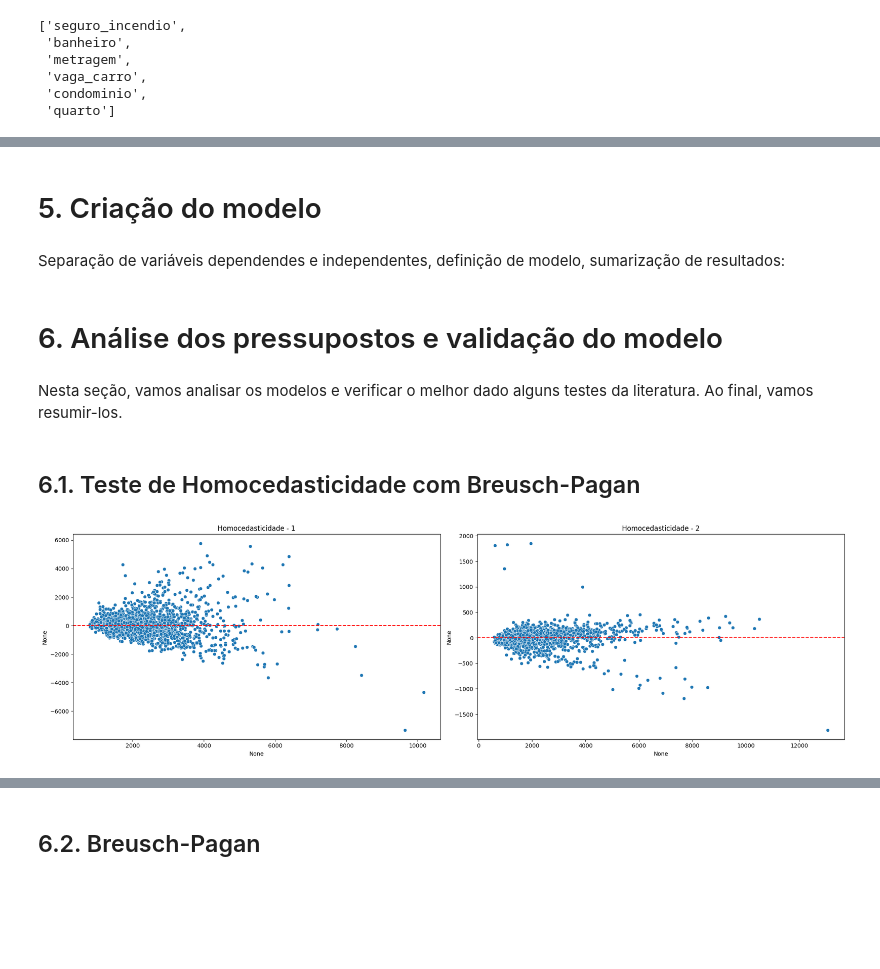
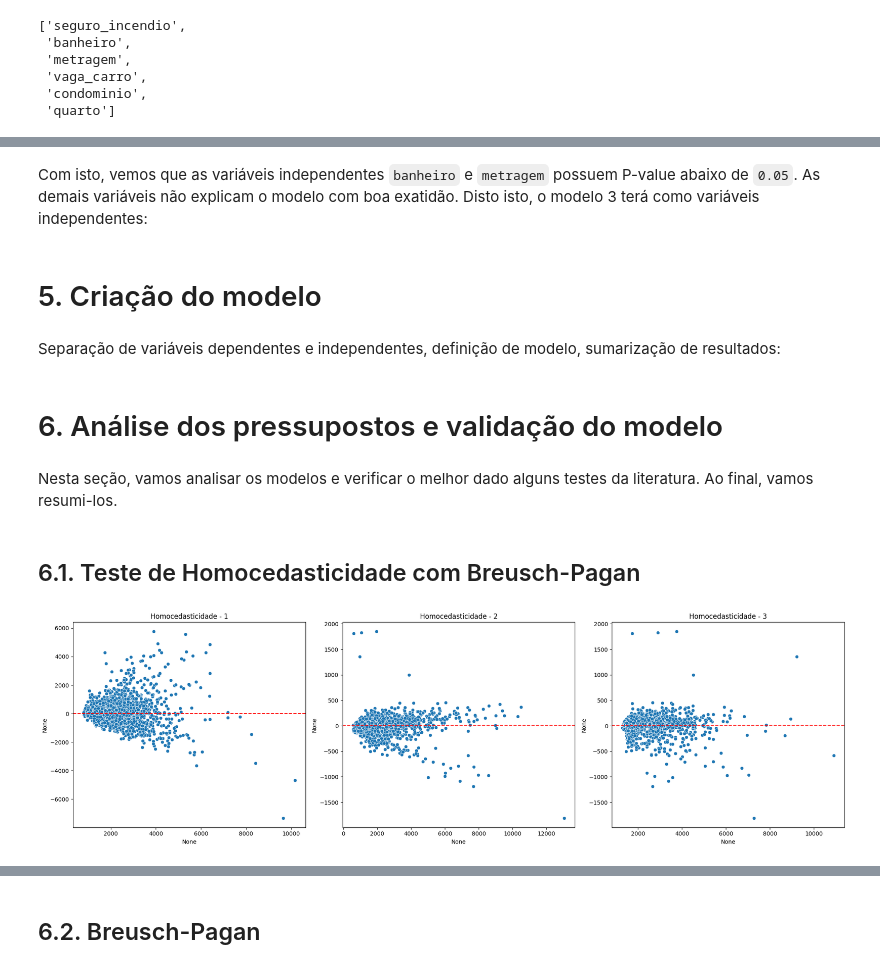
Before and after one commit to VitorFRodrigues/PUCMinas_DataScience, a Jupyter notebook: 03-Tec_Amostragem_Mod_regressao/Exercicios/TrabalhoFinal/TrabalhoFinal.ipynb, the cells around one changed output, grey strips where cells are left out. Drawn from its saved outputs; the diff is of its cells as text; code cells hidden in the pictures; blank space fills up the shorter version.

```diff
--- a/03-Tec_Amostragem_Mod_regressao/Exercicios/TrabalhoFinal/TrabalhoFinal.ipynb
+++ b/03-Tec_Amostragem_Mod_regressao/Exercicios/TrabalhoFinal/TrabalhoFinal.ipynb
@@ -220,0 +393,21 @@ lista_selecionada_2
+# %%
+for i, bairro in enumerate(bairros_filtrados):
+
+    # Definindo a variável dependente e independentes para o bairro atual
+    X = data_bairro[lista_selecionada_3]  # Variável independente
+    y = data_bairro['aluguel']  # Variável dependente
+
+    # Adicionando uma constante à variável independente
+    X = sm.add_constant(X)
+
+    # Ajustando o modelo de regressão linear
+    modelo_3 = sm.OLS(y, X).fit()
+
+    # Sumário do modelo
+    modelo_summary_3 = modelo_3.summary()
+
+    # Imprimindo o sumário do modelo para o bairro atual
+    print(f"Sumário do modelo para o bairro {bairro}:")
+    print(modelo_summary_3)
+    print("\n")
+    print("\n")
@@ -221,55 +432,71 @@ lista_selecionada_2
+# %% [markdown]
+Com isto, vemos que as variáveis independentes `banheiro` e `metragem` possuem P-value abaixo de `0.05`. As demais variáveis não explicam o modelo com boa exatidão. Disto isto, o modelo 3 terá como variáveis independentes:
+# %%
+lista_selecionada_3 = ['banheiro', 'metragem']
 # %% [markdown]
 # 5. Criação do modelo
 # %% [markdown]
-Separação de variáveis dependendes e independentes, definição de modelo, sumarização de resultados:
+Separação de variáveis dependentes e independentes, definição de modelo, sumarização de resultados:
 # %%
 # Definindo a variável dependente e independentes
 X_1 = dados[lista_selecionada_1]  # Variável independente
 X_2 = dados[lista_selecionada_2]  # Variável independente
-y = dados['aluguel']  # Variável dependente
+X_3 = dados[lista_selecionada_3]  # Variável independente
+
+# If 'aluguel' is not present, correct the column name
+y = dados['aluguel']  # Variável dependente  # Changed the column name to 'Aluguel', adjust if necessary
 
 # Adicionando uma constante à variável independente
 X_1 = sm.add_constant(X_1)
 X_2 = sm.add_constant(X_2)
+X_3 = sm.add_constant(X_3)
 
 # Ajustando o modelo de regressão linear
 modelo_1 = sm.OLS(y, X_1).fit()
 modelo_2 = sm.OLS(y, X_2).fit()
+modelo_3 = sm.OLS(y, X_3).fit()
 
 # Sumário do modelo
 modelo_summary_1 = modelo_1.summary()
 modelo_summary_2 = modelo_2.summary()
+modelo_summary_3 = modelo_3.summary()
 
 # sm.OLS() é usado para ajustar o modelo de regressão linear ordinária.
 # sm.add_constant() é necessário pois o OLS não adiciona automaticamente a constante (intercepto).
 # %% [markdown]
 # 6. Análise dos pressupostos e validação do modelo
 # %% [markdown]
-Nesta seção, vamos analisar os modelos e verificar o melhor dado alguns testes da literatura. Ao final, vamos resumir-los.
+Nesta seção, vamos analisar os modelos e verificar o melhor dado alguns testes da literatura. Ao final, vamos resumi-los.
 # %% [markdown]
 ## 6.1. Teste de Homocedasticidade com Breusch-Pagan
 # %%
 # Resíduos dos modelos
 residuos_1 = modelo_1.resid
 residuos_2 = modelo_2.resid
+residuos_3 = modelo_3.resid
 
 # Gráfico de homocedasticidade
 plt.figure(figsize=(20, 6))
 
-plt.subplot(1, 2, 1)
+plt.subplot(1, 3, 1)
 sns.scatterplot(x=modelo_1.fittedvalues, y=residuos_1)
 plt.axhline(y=0, color='red', linestyle='--')
 plt.title('Homocedasticidade - 1')
 
-plt.subplot(1, 2, 2)
+plt.subplot(1, 3, 2)
 sns.scatterplot(x=modelo_2.fittedvalues, y=residuos_2)
 plt.axhline(y=0, color='red', linestyle='--')
 plt.title('Homocedasticidade - 2')
 
+plt.subplot(1, 3, 3)
+sns.scatterplot(x=modelo_3.fittedvalues, y=residuos_2)
+plt.axhline(y=0, color='red', linestyle='--')
+plt.title('Homocedasticidade - 3')
+
 plt.tight_layout()
 plt.show()
 # %% [output]
-[figure, old version]
+[figure, new version]
 # %% [markdown]
 A homocedasticidade significa que a variância dos resíduos é constante ao longo de todos os níveis dos valores previstos (fitted values). Vamos analisar os gráficos fornecidos:
 
```
Also changed, not shown: parts of 56 cells of this notebook.
